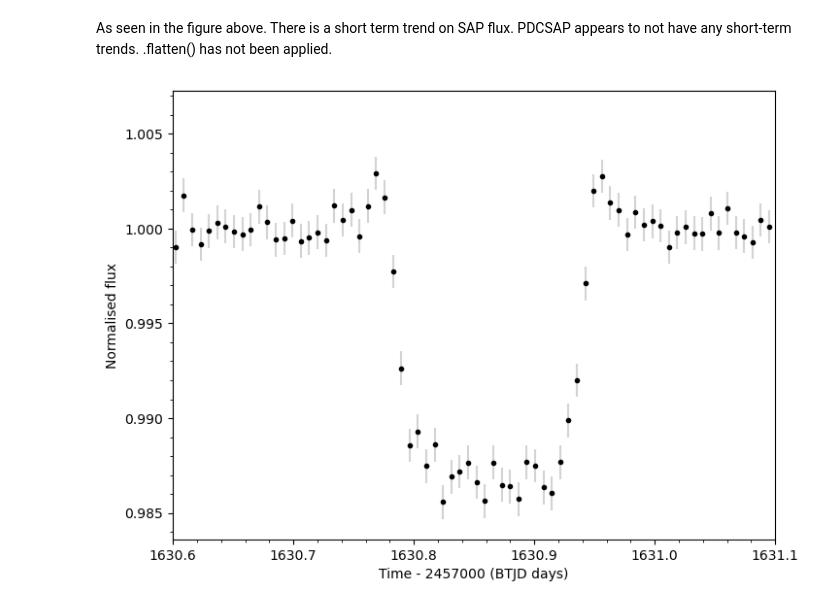
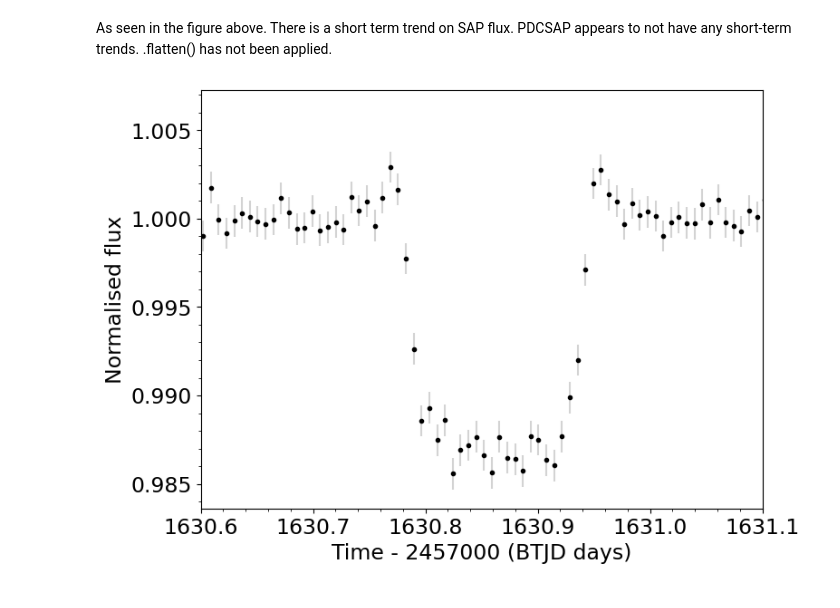
Before and after one commit to hrwakeford/MSci2022_TESS, a Jupyter notebook: WASP_17b/WASP_17b_flux_vs_flux_sap.ipynb, the cells around one changed output. Saved outputs shown, nothing was run; the diff lists cells and outputs as text; code cells hidden in the pictures.

```diff
--- a/WASP_17b/WASP_17b_flux_vs_flux_sap.ipynb
+++ b/WASP_17b/WASP_17b_flux_vs_flux_sap.ipynb
@@ -110,18 +110,21 @@ As seen in the figure above. There is a short term trend on SAP flux. PDCSAP app
 # %%
 lc_f = lc.flatten()
 lc_bin = lc_f.bin(time_bin_size = 0.006944444) # Default time is in days
 
 fig, ax = plt.subplots(1, figsize=(8,6))
 plt.errorbar(lc_bin.time.btjd, lc_bin.flux, lc_bin.flux_err, fmt='.', color='Black', ecolor='LightGrey')
 
 
-plt.ylabel("Normalised flux")
-plt.xlabel("Time - 2457000 (BTJD days)")
+plt.ylabel("Normalised flux", size=17)
+plt.xlabel("Time - 2457000 (BTJD days)", size=17)
 plt.xlim(1630.6, 1631.1)
+
+ax.xaxis.set_tick_params(labelsize=17)
+ax.yaxis.set_tick_params(labelsize=17)
 
 ax.xaxis.set_minor_locator(tck.AutoMinorLocator())
 ax.yaxis.set_minor_locator(tck.AutoMinorLocator())
 
 plt.show()
 # %% [output]
-[figure, old version]
+[figure, new version]
```
Also changed, not shown: 32 other files.
